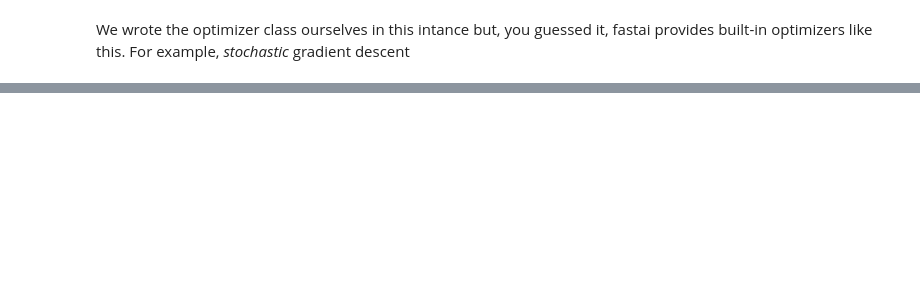
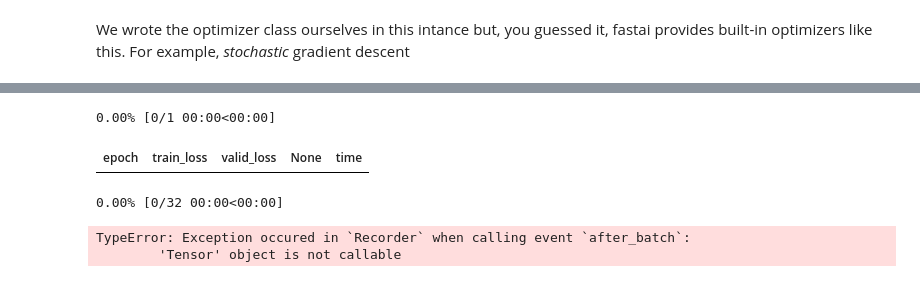
Before and after one commit to Mchristos/fastbook, a Jupyter notebook: 04_mnist_basics[chris].ipynb, the cells around one changed output, grey strips where cells are left out. Drawn from its saved outputs; the diff is of its cells as text; code cells hidden in the pictures; blank space fills up the shorter version.

```diff
--- a/04_mnist_basics[chris].ipynb
+++ b/04_mnist_basics[chris].ipynb
@@ -585,0 +716,11 @@ train_model(linear_model, optimizer, 10)
+# %%
+dls = ImageDataLoaders.from_folder(path)
+# %%
+learn = cnn_learner(dls, resnet18, pretrained=False, loss_func=F.cross_entropy, metrics=accuracy)
+learn.fit_one_cycle(1, 0.1)
+# %% [output]
+0.00% [0/1 00:00<00:00]
+| epoch | train_loss | valid_loss | None | time |
+0.00% [0/32 00:00<00:00]
+TypeError: Exception occured in `Recorder` when calling event `after_batch`:
+        'Tensor' object is not callable
```
Also changed, not shown: parts of 35 cells of this notebook.
